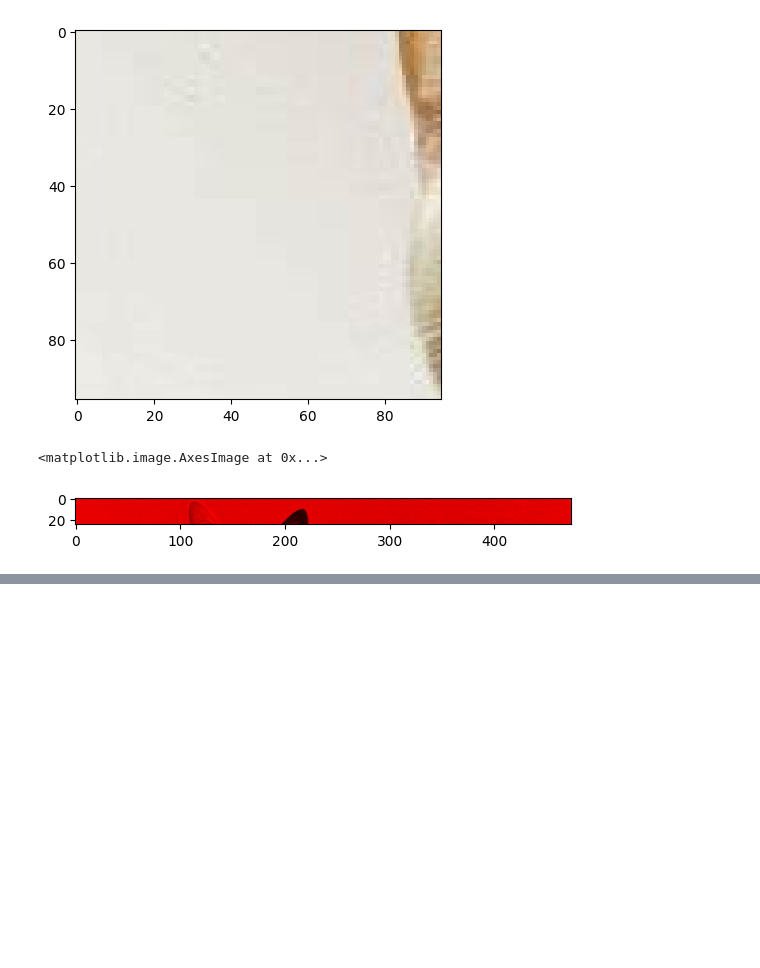
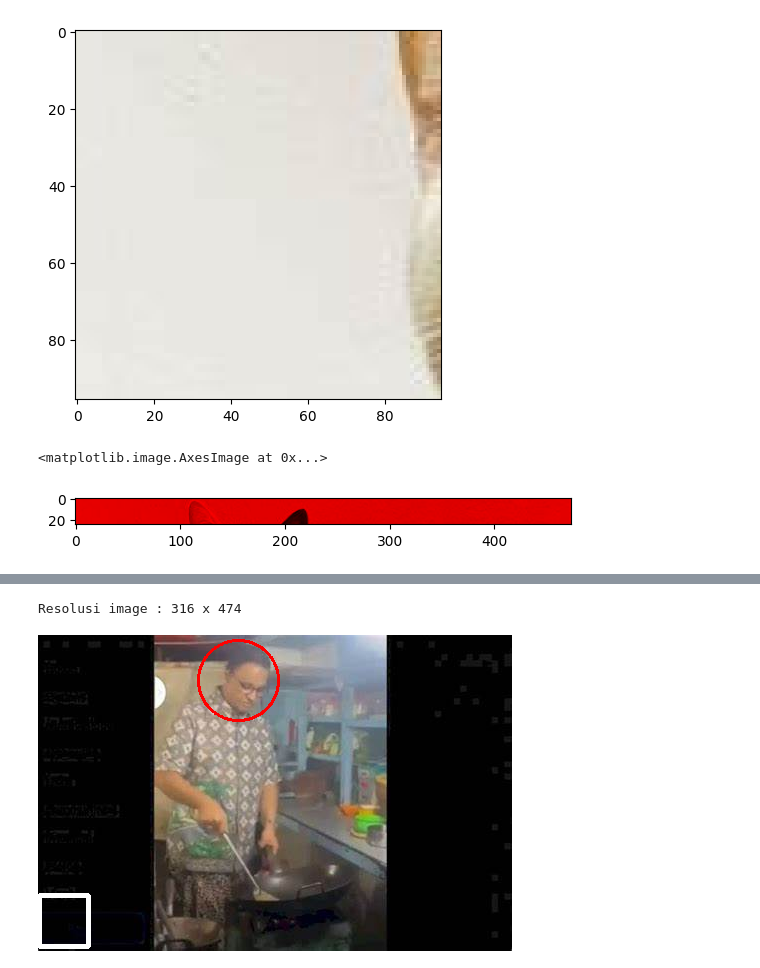
Before and after one commit to mkemaln/PCVK_M-Kemal-Nugraha_3D, a Jupyter notebook: Week2.ipynb, the cells around one changed output, grey strips where cells are left out. Cells and saved outputs as stored; diff of their text form; code cells hidden in the pictures; blank space fills up the shorter version.

```diff
--- a/Week2.ipynb
+++ b/Week2.ipynb
@@ -132,0 +135,18 @@ plt.imshow(img9)
+# %%
+# no 7
+image = io.imread('https://th.bing.com/th/id/OIP.Yz4YKzxh4igYCPannfzkqAHaE8?rs=1&pid=ImgDetMain')
+image2 = cv.cvtColor(image,cv.COLOR_BGR2RGB)
+tinggi = image2.shape[0]
+lebar = image2.shape[1]
+print("Resolusi image :", tinggi, "x", lebar)
+cv.rectangle(image2,
+               pt1=(1,260),
+               pt2=(50,311),
+               color=(255,255,255),
+               thickness=3)
+
+cv.circle(image2,center=(200,45),radius=40,color=(0,0,255),thickness=2)
+cv2_imshow(image2)
+# %% [output]
+Resolusi image : 316 x 474
+[figure, added]
```
Also changed, not shown: parts of 6 cells of this notebook.
